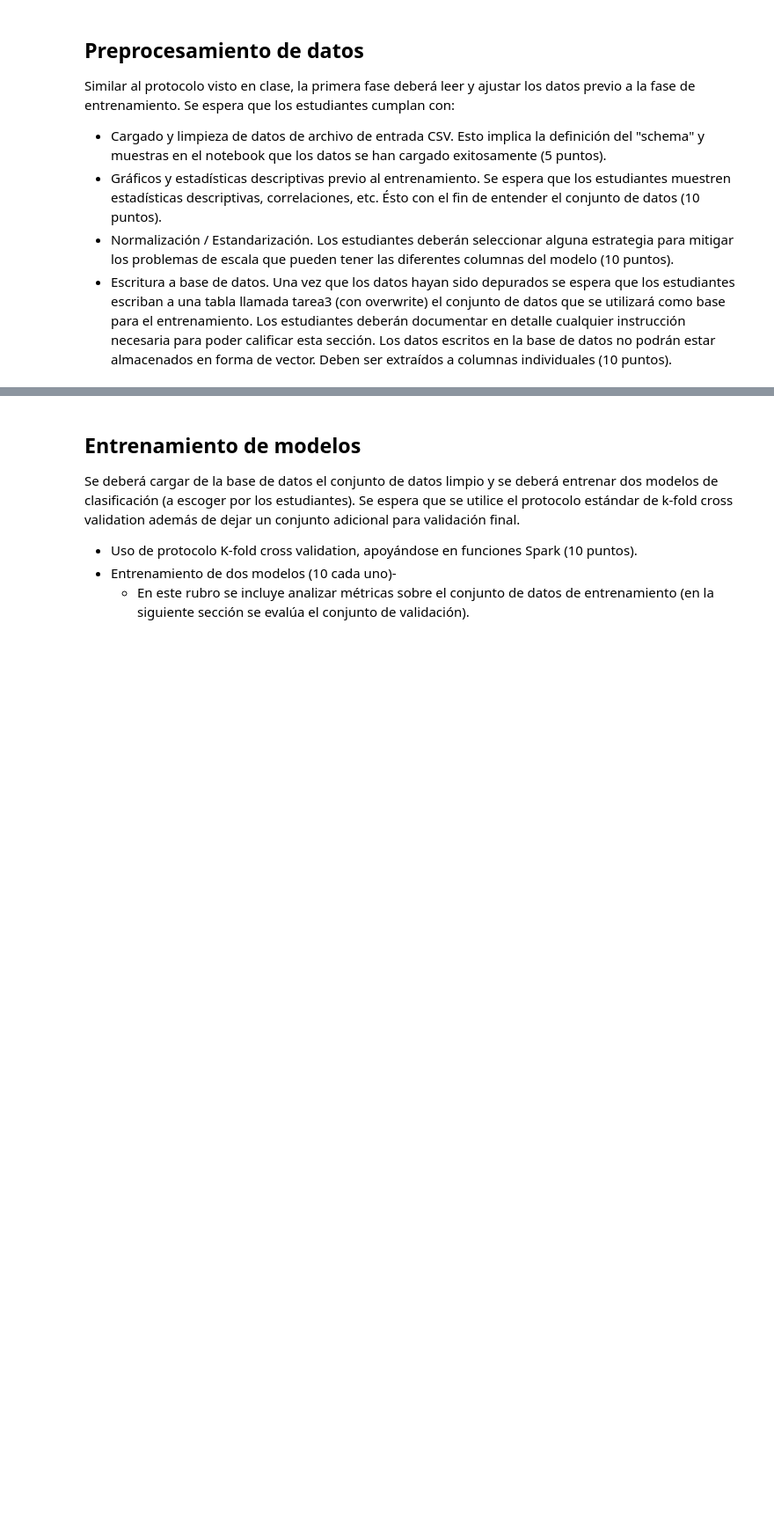
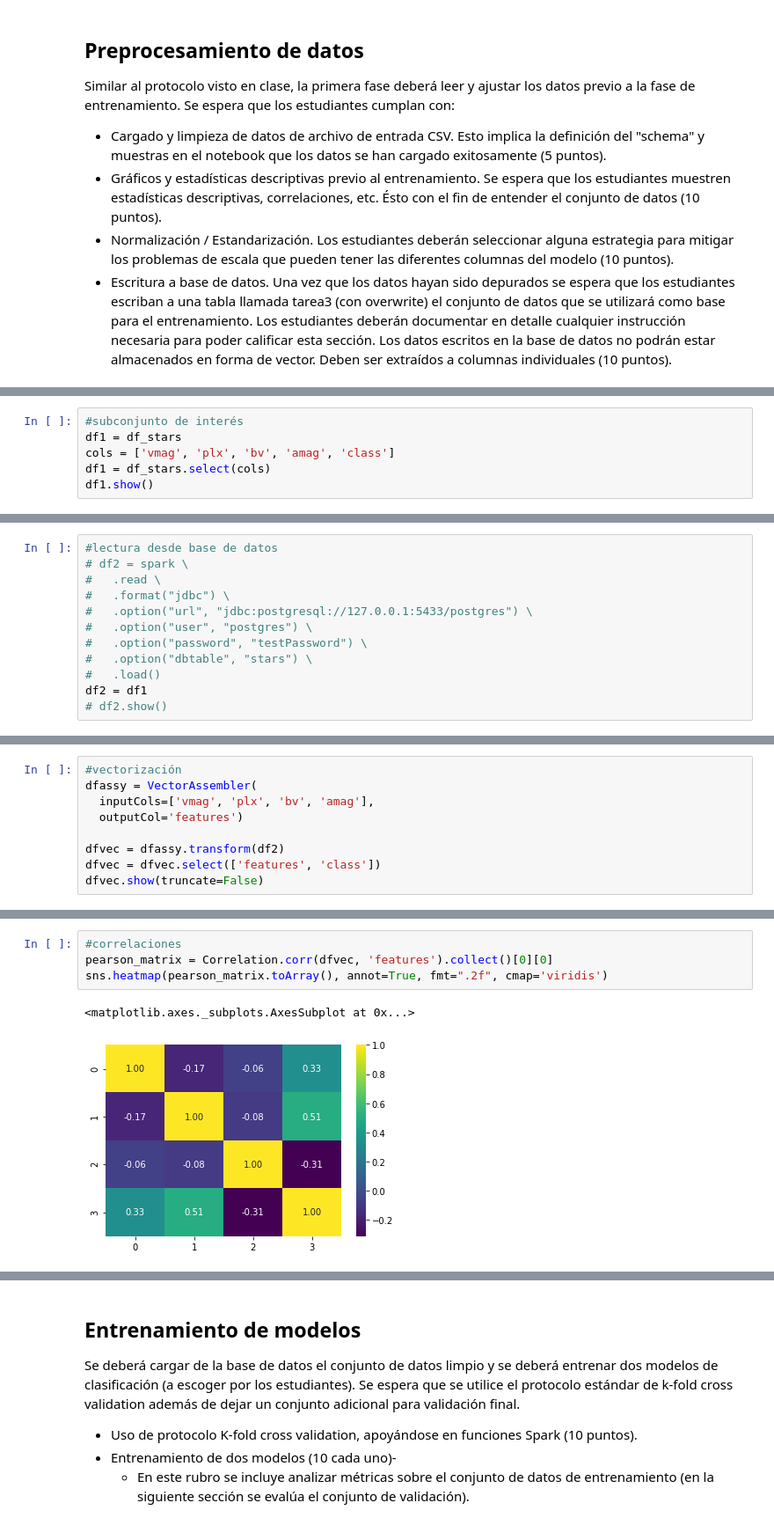
Before and after one commit to esaenz7/bigdataclass, a Jupyter notebook: tarea3/BIGDATA_07_2021_Tarea3_ESV.ipynb, the cells around one changed output, grey strips where cells are left out. Shown: that part at 88% size. Cells and saved outputs as stored; diff of their text form; blank space fills up the shorter version.

```diff
--- a/tarea3/BIGDATA_07_2021_Tarea3_ESV.ipynb
+++ b/tarea3/BIGDATA_07_2021_Tarea3_ESV.ipynb
@@ -38,0 +150,6 @@ Similar al protocolo visto en clase, la primera fase deberá leer y ajustar los
+# %%
+#subconjunto de interés
+df1 = df_stars
+cols = ['vmag', 'plx', 'bv', 'amag', 'class']
+df1 = df_stars.select(cols)
+df1.show()
@@ -38,0 +185,12 @@ Similar al protocolo visto en clase, la primera fase deberá leer y ajustar los
+# %%
+#lectura desde base de datos
+# df2 = spark \
+#   .read \
+#   .format("jdbc") \
+#   .option("url", "jdbc:postgresql://127.0.0.1:5433/postgres") \
+#   .option("user", "postgres") \
+#   .option("password", "testPassword") \
+#   .option("dbtable", "stars") \
+#   .load()
+df2 = df1
+# df2.show()
@@ -38,0 +210,9 @@ Similar al protocolo visto en clase, la primera fase deberá leer y ajustar los
+# %%
+#vectorización
+dfassy = VectorAssembler(
+  inputCols=['vmag', 'plx', 'bv', 'amag'],
+  outputCol='features')
+
+dfvec = dfassy.transform(df2)
+dfvec = dfvec.select(['features', 'class'])
+dfvec.show(truncate=False)
@@ -38,0 +237,7 @@ Similar al protocolo visto en clase, la primera fase deberá leer y ajustar los
+# %%
+#correlaciones
+pearson_matrix = Correlation.corr(dfvec, 'features').collect()[0][0]
+sns.heatmap(pearson_matrix.toArray(), annot=True, fmt=".2f", cmap='viridis')
+# %% [output]
+<matplotlib.axes._subplots.AxesSubplot at 0x...>
+[figure, added]
```
Also changed, not shown: parts of 26 cells of this notebook.
